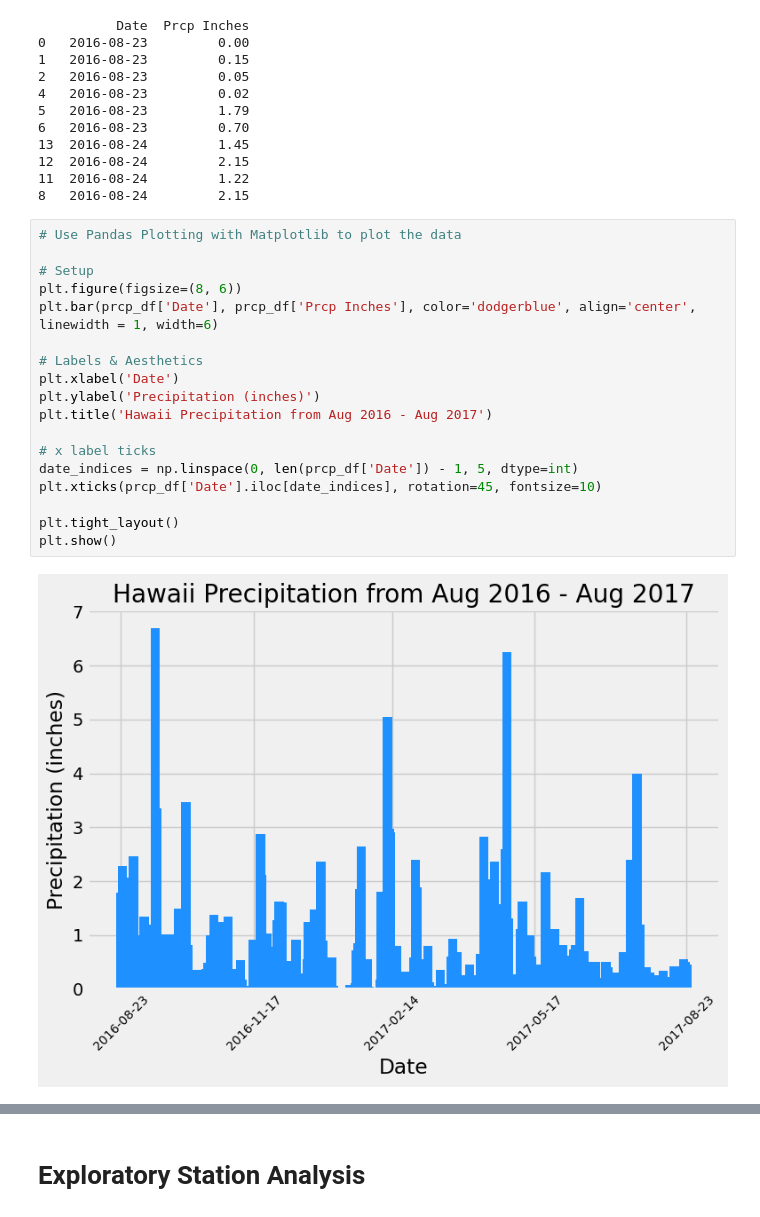
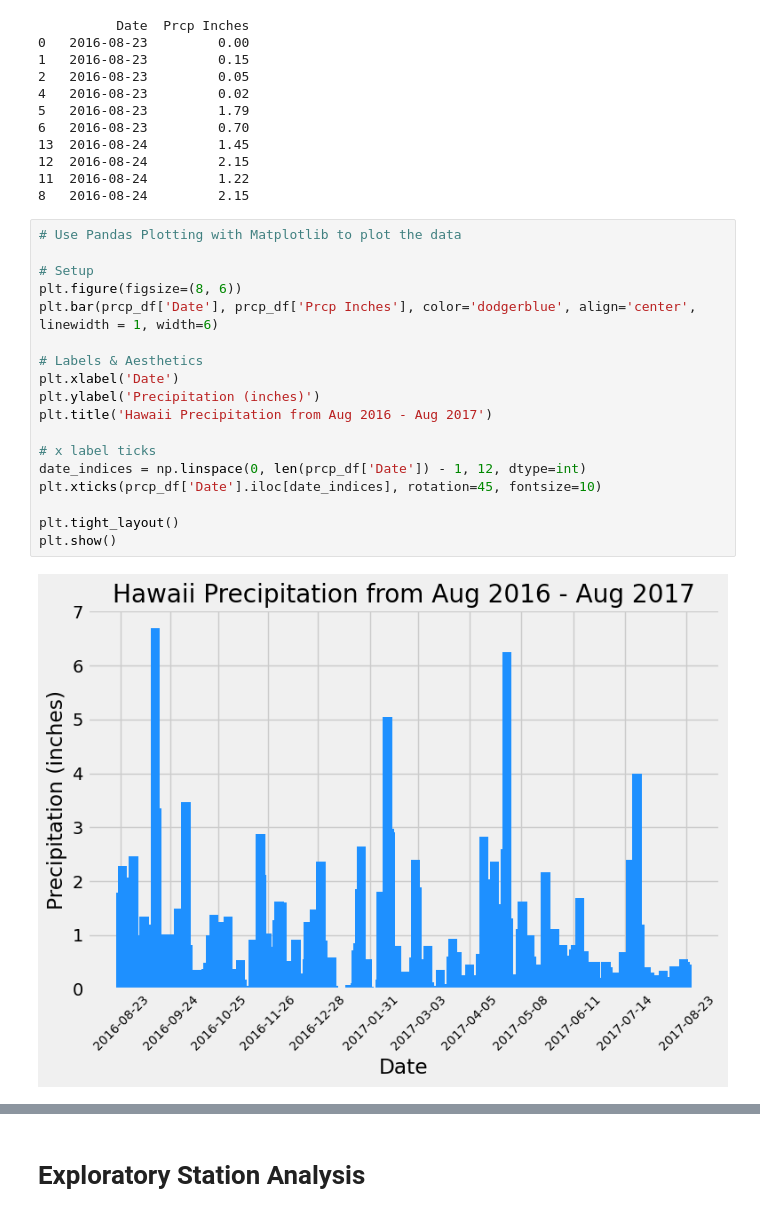
Before and after one commit to sloucel/sqlalchemy-challenge, a Jupyter notebook: SurfsUp/climate_starter.ipynb, the cells around one changed output, grey strips where cells are left out. Cells and saved outputs as stored; diff of their text form.

```diff
--- a/SurfsUp/climate_starter.ipynb
+++ b/SurfsUp/climate_starter.ipynb
@@ -142,20 +124,20 @@ print(prcp_df.head(10))
 # %%
 # Use Pandas Plotting with Matplotlib to plot the data
 
 # Setup
 plt.figure(figsize=(8, 6))
 plt.bar(prcp_df['Date'], prcp_df['Prcp Inches'], color='dodgerblue', align='center', linewidth = 1, width=6)
 
 # Labels & Aesthetics
 plt.xlabel('Date')
 plt.ylabel('Precipitation (inches)')
 plt.title('Hawaii Precipitation from Aug 2016 - Aug 2017')
 
 # x label ticks
-date_indices = np.linspace(0, len(prcp_df['Date']) - 1, 5, dtype=int)
+date_indices = np.linspace(0, len(prcp_df['Date']) - 1, 12, dtype=int)
 plt.xticks(prcp_df['Date'].iloc[date_indices], rotation=45, fontsize=10)
 
 plt.tight_layout()
 plt.show()
 # %% [output]
-[figure, old version]
+[figure, new version]
```
Also changed, not shown: parts of 3 cells of this notebook, 1 other file.
